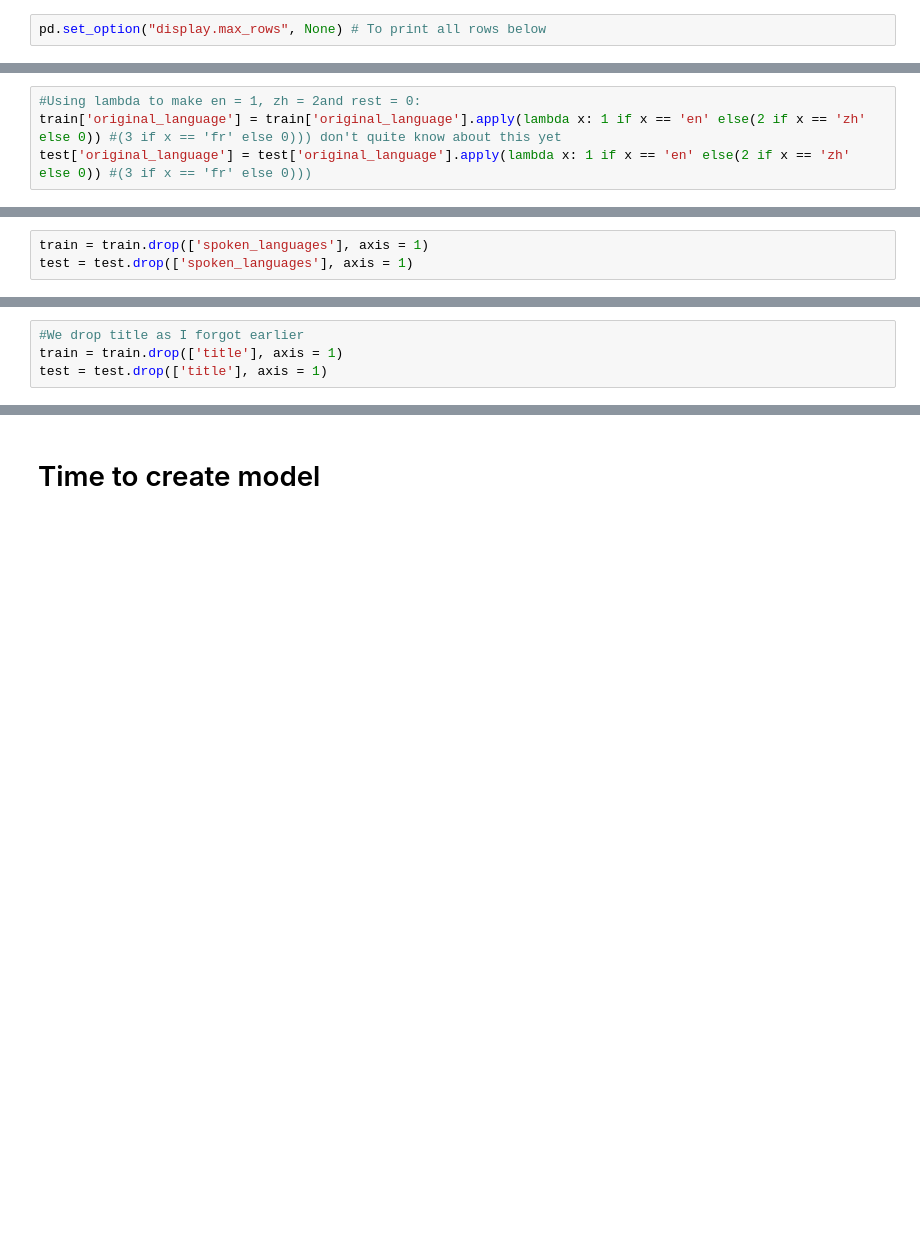
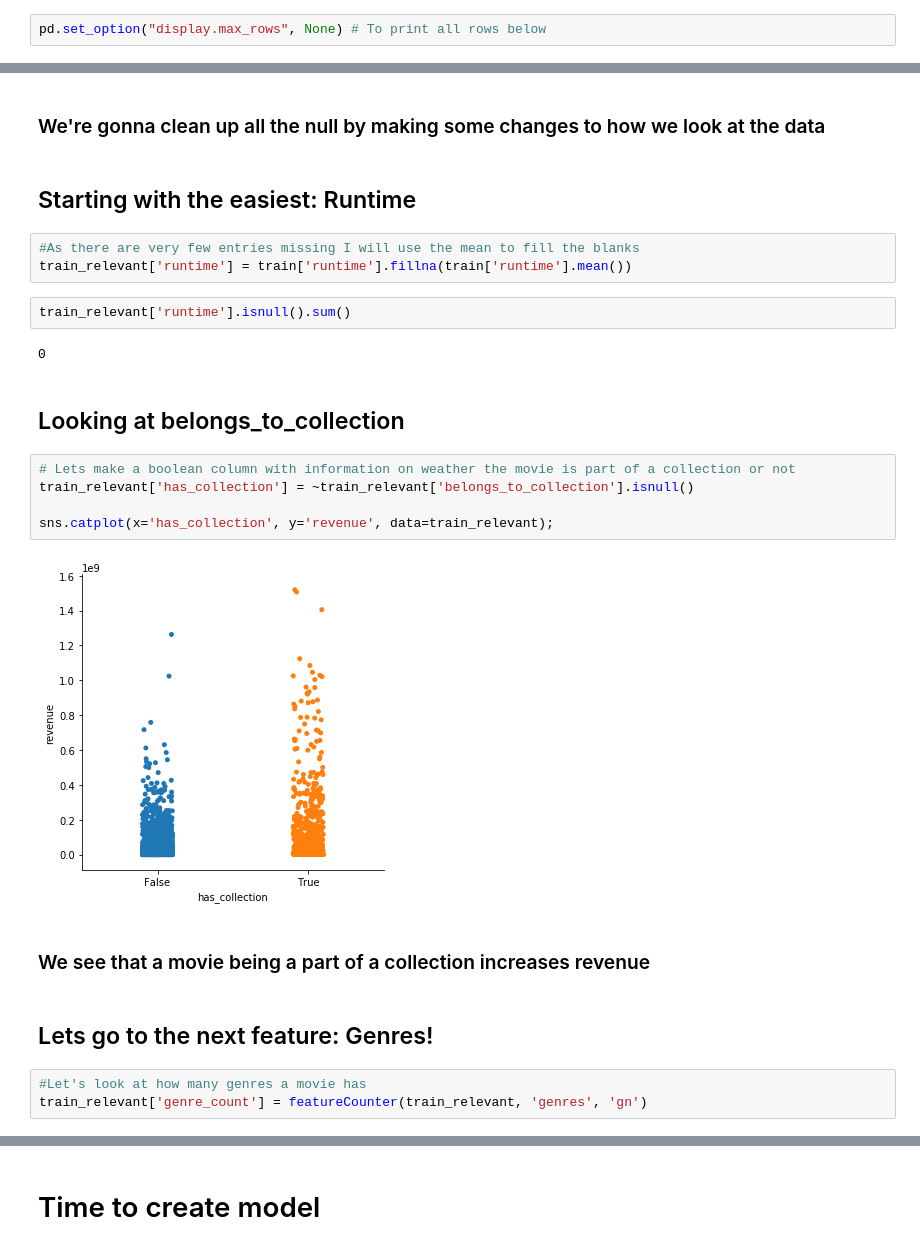
Before and after one commit to Jaroschgg/DAT158ML-OBLIG2-GROUP1, a Jupyter notebook: Oblig2.ipynb, the cells around one changed output, grey strips where cells are left out. Saved outputs shown, nothing was run; the diff lists cells and outputs as text; blank space fills up the shorter version.

```diff
--- a/Oblig2.ipynb
+++ b/Oblig2.ipynb
@@ -458,4 +208,0 @@ en is the winner overall here, but zh also has some above average grossing movie
-# %%
-#Using lambda to make en = 1, zh = 2and rest = 0:
-train['original_language'] = train['original_language'].apply(lambda x: 1 if x == 'en' else(2 if x == 'zh' else 0)) #(3 if x == 'fr' else 0))) don't quite know about this yet
-test['original_language'] = test['original_language'].apply(lambda x: 1 if x == 'en' else(2 if x == 'zh' else 0)) #(3 if x == 'fr' else 0)))
@@ -466,3 +208,0 @@ featureCounterTest('spoken_languages', 'spoken_lango')
-# %%
-train = train.drop(['spoken_languages'], axis = 1)
-test = test.drop(['spoken_languages'], axis = 1)
@@ -520,4 +208,0 @@ memory usage: 532.7+ KB
-# %%
-#We drop title as I forgot earlier
-train = train.drop(['title'], axis = 1)
-test = test.drop(['title'], axis = 1)
@@ -525,0 +230,27 @@ test['release_dayofweek'] = test['release_dayofweek'].fillna(0) #1 missing value
+# %% [markdown]
+### We're gonna clean up all the null by making some changes to how we look at the data
+# %% [markdown]
+## Starting with the easiest: Runtime
+# %%
+#As there are very few entries missing I will use the mean to fill the blanks
+train_relevant['runtime'] = train['runtime'].fillna(train['runtime'].mean())
+# %%
+train_relevant['runtime'].isnull().sum()
+# %% [output]
+0
+# %% [markdown]
+## Looking at belongs_to_collection
+# %%
+# Lets make a boolean column with information on weather the movie is part of a collection or not
+train_relevant['has_collection'] = ~train_relevant['belongs_to_collection'].isnull()
+
+sns.catplot(x='has_collection', y='revenue', data=train_relevant);
+# %% [output]
+[figure, added]
+# %% [markdown]
+### We see that a movie being a part of a collection increases revenue
+# %% [markdown]
+## Lets go to the next feature: Genres!
+# %%
+#Let's look at how many genres a movie has
+train_relevant['genre_count'] = featureCounter(train_relevant, 'genres', 'gn')
```
Also changed, not shown: parts of 146 cells of this notebook.
